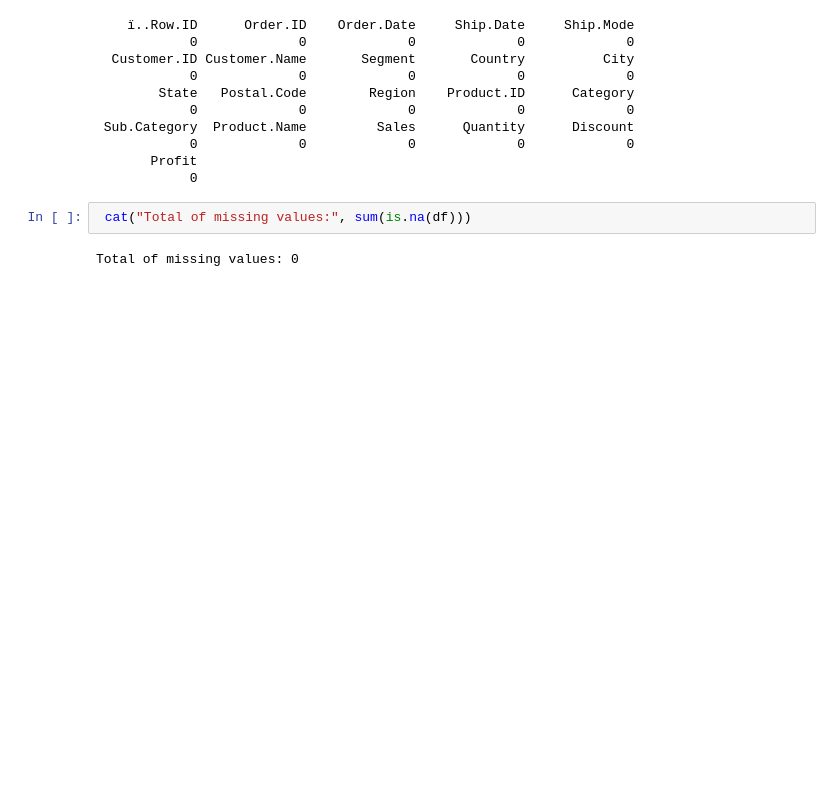
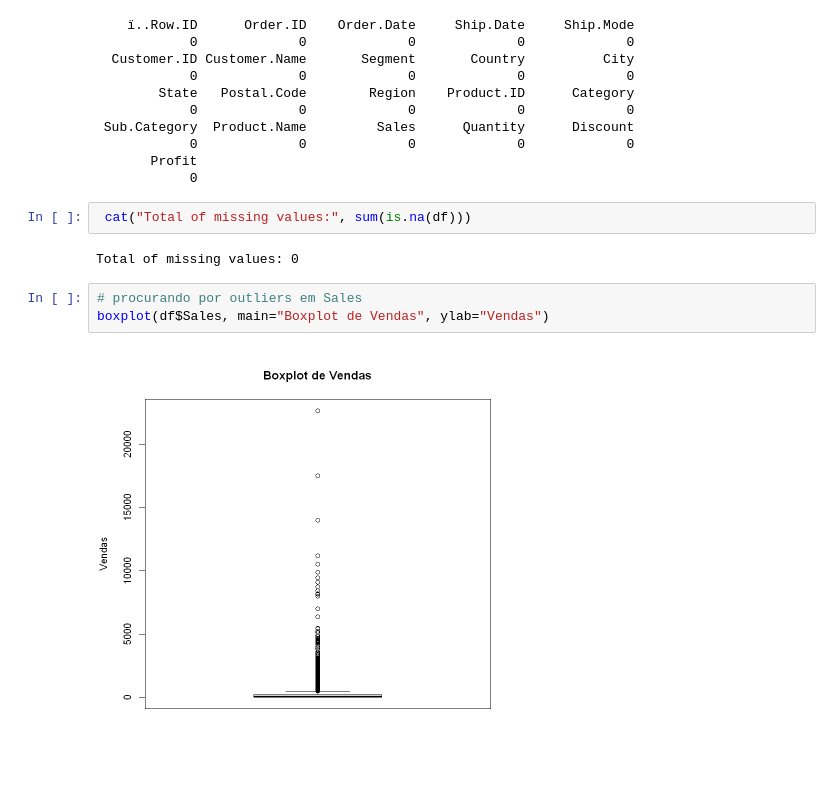
Before and after one commit to tgvp/Time_Series_Forecast, a Jupyter notebook: src/Time_Series.ipynb, the cells around one changed output. Drawn from its saved outputs; the diff is of its cells as text; blank space fills up the shorter version.

```diff
--- a/src/Time_Series.ipynb
+++ b/src/Time_Series.ipynb
@@ -121,3 +110,8 @@ sapply(df, function(x) sum(is.na(x)))
  cat("Total of missing values:", sum(is.na(df)))
 # %% [output]
 Total of missing values: 0
+# %%
+# procurando por outliers em Sales
+boxplot(df$Sales, main="Boxplot de Vendas", ylab="Vendas")
+# %% [output]
+[figure, added]
```
Also changed, not shown: parts of 12 cells of this notebook.
